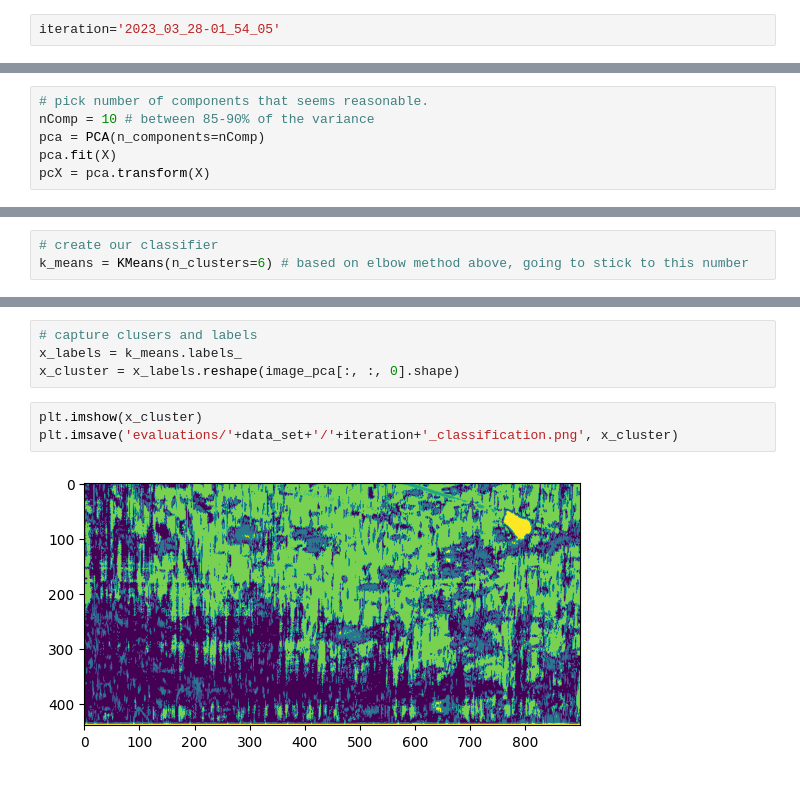
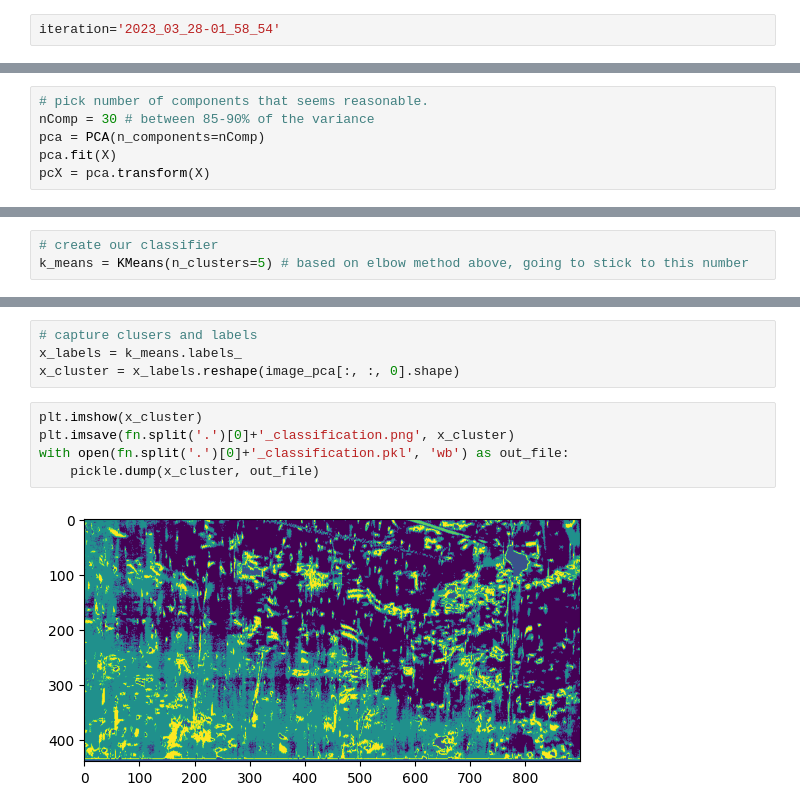
Before and after one commit to Inkletblot/openhsi-capture-and-processing, a Jupyter notebook: evaluation-sardi-final-capture-kmeans.ipynb, the cells around one changed output, grey strips where cells are left out. Saved outputs shown, nothing was run; the diff lists cells and outputs as text.

Commit message:
updated k-means evaluation and ground truth

```diff
--- a/evaluation-sardi-final-capture-kmeans.ipynb
+++ b/evaluation-sardi-final-capture-kmeans.ipynb
@@ -38,7 +37,7 @@ print(cubes)
 # %% [output]
 ['2023_03_28-01_45_56.nc', '2023_03_28-01_48_52.nc', '2023_03_28-01_51_30.nc', '2023_03_28-01_54_05.nc', '2023_03_28-01_56_37.nc', '2023_03_28-01_58_54.nc']
 # %%
-iteration='2023_03_28-01_54_05'
+iteration='2023_03_28-01_58_54'
 # %% [markdown]
 ## Loading Data
 
@@ -147,7 +130,7 @@ if run:
 Now to actually perform the PCA.
 # %%
 # pick number of components that seems reasonable.
-nComp = 10 # between 85-90% of the variance
+nComp = 30 # between 85-90% of the variance
 pca = PCA(n_components=nComp)
 pca.fit(X)
 pcX = pca.transform(X)
@@ -188,7 +171,7 @@ if run:
 ## Classification
 # %%
 # create our classifier
-k_means = KMeans(n_clusters=6) # based on elbow method above, going to stick to this number
+k_means = KMeans(n_clusters=5) # based on elbow method above, going to stick to this number
 # %%
 # classify
 k_fit = k_means.fit(pcX)
@@ -198,6 +181,8 @@ x_labels = k_means.labels_
 x_cluster = x_labels.reshape(image_pca[:, :, 0].shape)
 # %%
 plt.imshow(x_cluster)
-plt.imsave('evaluations/'+data_set+'/'+iteration+'_classification.png', x_cluster)
+plt.imsave(fn.split('.')[0]+'_classification.png', x_cluster)
+with open(fn.split('.')[0]+'_classification.pkl', 'wb') as out_file:
+    pickle.dump(x_cluster, out_file)
 # %% [output]
-[figure, old version]
+[figure, new version]
```
Also changed, not shown: parts of 16 cells of this notebook, 5 other files.
